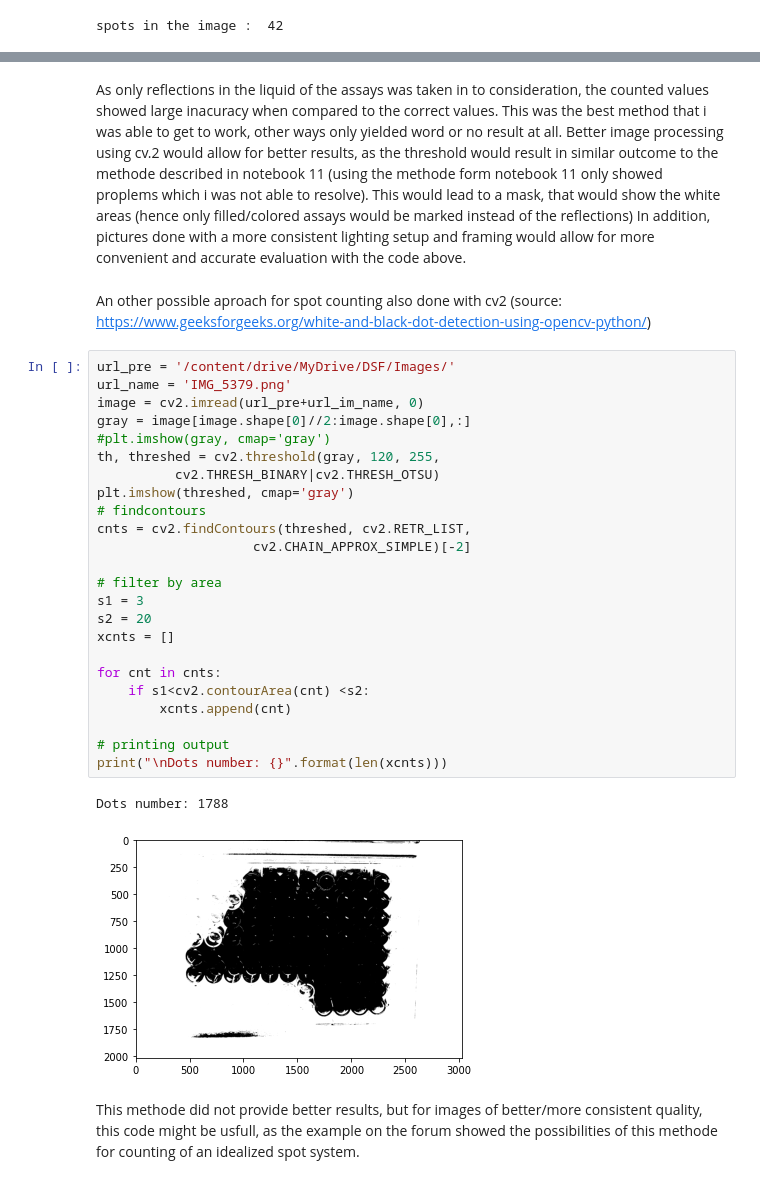
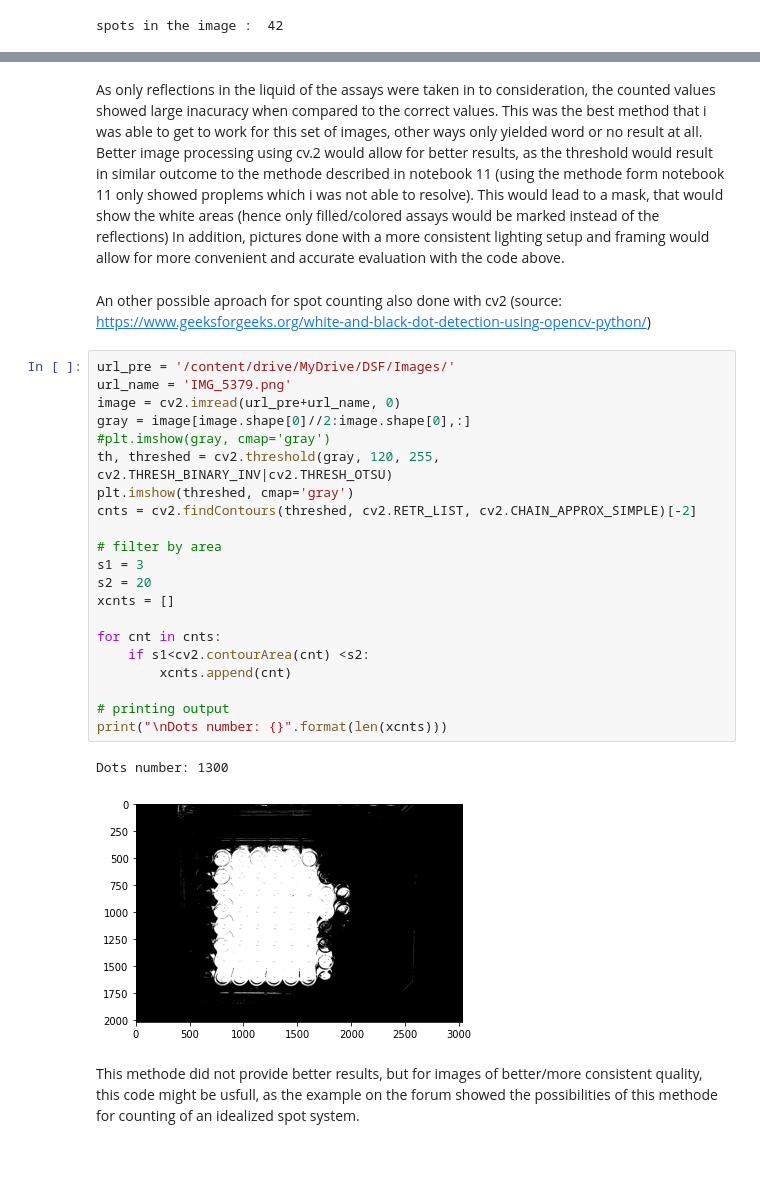
Before and after one commit to TillVollmer5/DSF-FS2022, a Jupyter notebook: CodingTask2_Till_Vollmer.ipynb, the cells around one changed output, grey strips where cells are left out. Cells and saved outputs as stored; diff of their text form.

```diff
--- a/CodingTask2_Till_Vollmer.ipynb
+++ b/CodingTask2_Till_Vollmer.ipynb
@@ -181,35 +184,32 @@ spots in the image IMG_5390.png  :  46
 spots in the image IMG_5391.png  :  39
 spots in the image IMG_5392.png  :  55
 # %% [markdown]
-As only reflections in the liquid of the assays was taken in to consideration, the counted values showed large inacuracy when compared to the correct values. This was the best method that i was able to get to work, other ways only yielded word or no result at all. Better image processing using cv.2 would allow for better results, as the threshold would result in similar outcome to the methode described in notebook 11 (using the methode form notebook 11 only showed proplems which i was not able to resolve). This would lead to a mask, that would show the white areas (hence only filled/colored assays would be marked instead of the reflections) In addition, pictures done with a more consistent lighting setup and framing would allow for more convenient and accurate evaluation with the code above.
+As only reflections in the liquid of the assays were taken in to consideration, the counted values showed large inacuracy when compared to the correct values. This was the best method that i was able to get to work for this set of images, other ways only yielded word or no result at all. Better image processing using cv.2 would allow for better results, as the threshold would result in similar outcome to the methode described in notebook 11 (using the methode form notebook 11 only showed proplems which i was not able to resolve). This would lead to a mask, that would show the white areas (hence only filled/colored assays would be marked instead of the reflections) In addition, pictures done with a more consistent lighting setup and framing would allow for more convenient and accurate evaluation with the code above.
 # %% [markdown]
 An other possible aproach for spot counting also done with cv2 (source: https://www.geeksforgeeks.org/white-and-black-dot-detection-using-opencv-python/)
 # %%
 url_pre = '/content/drive/MyDrive/DSF/Images/'
 url_name = 'IMG_5379.png'
-image = cv2.imread(url_pre+url_im_name, 0)
+image = cv2.imread(url_pre+url_name, 0)
 gray = image[image.shape[0]//2:image.shape[0],:]
 #plt.imshow(gray, cmap='gray')
-th, threshed = cv2.threshold(gray, 120, 255,
-          cv2.THRESH_BINARY|cv2.THRESH_OTSU)
+th, threshed = cv2.threshold(gray, 120, 255, cv2.THRESH_BINARY_INV|cv2.THRESH_OTSU)
 plt.imshow(threshed, cmap='gray')
-# findcontours
-cnts = cv2.findContours(threshed, cv2.RETR_LIST,
-                    cv2.CHAIN_APPROX_SIMPLE)[-2]
+cnts = cv2.findContours(threshed, cv2.RETR_LIST, cv2.CHAIN_APPROX_SIMPLE)[-2]
 
 # filter by area
 s1 = 3
 s2 = 20
 xcnts = []
 
 for cnt in cnts:
     if s1<cv2.contourArea(cnt) <s2:
         xcnts.append(cnt)
 
 # printing output
 print("\nDots number: {}".format(len(xcnts)))
 # %% [output]
-Dots number: 1788
+Dots number: 1300
-[figure, old version]
+[figure, new version]
 # %% [markdown]
 This methode did not provide better results, but for images of better/more consistent quality, this code might be usfull, as the example on the forum showed the possibilities of this methode for counting of an idealized spot system.
```
Also changed, not shown: parts of 1 cell of this notebook.
